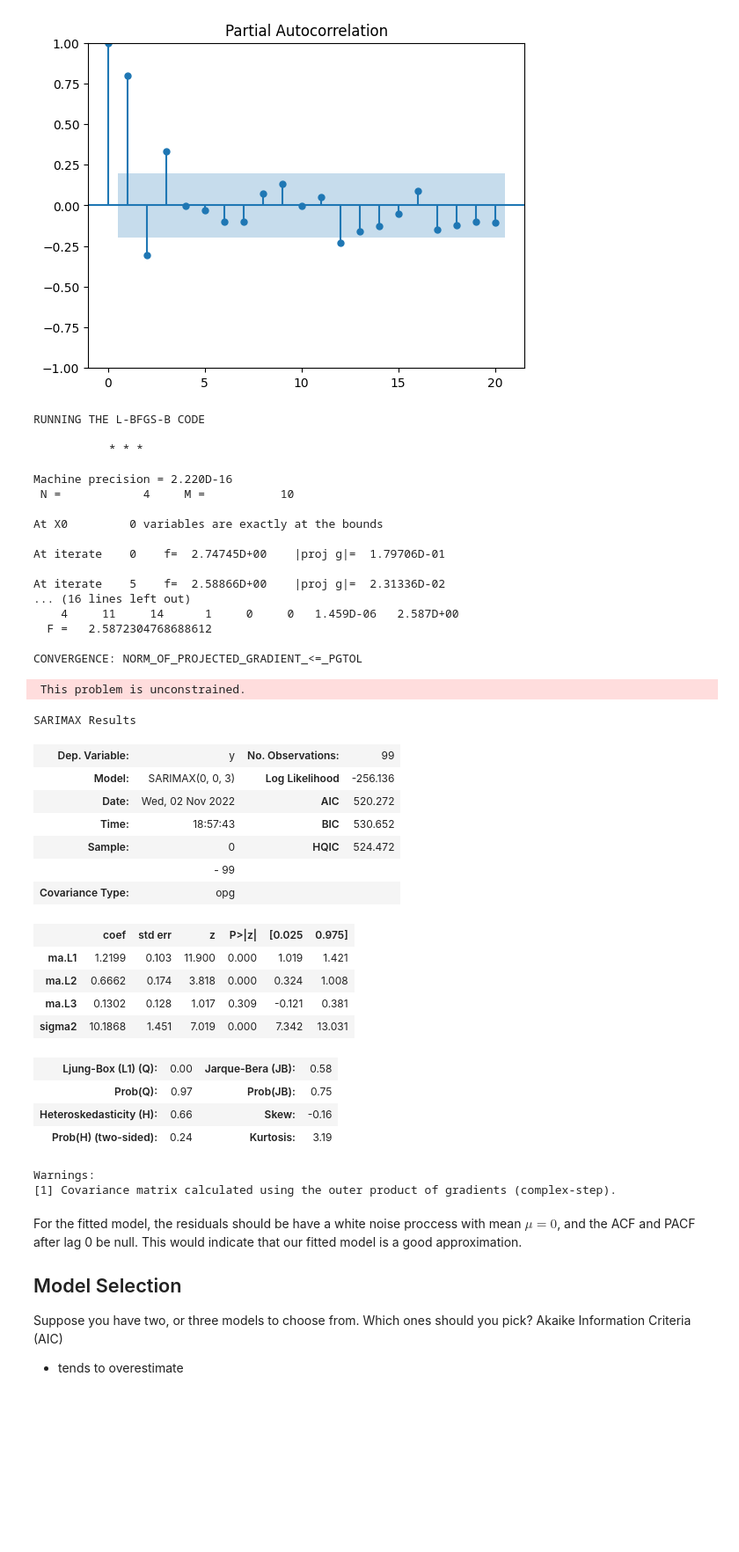
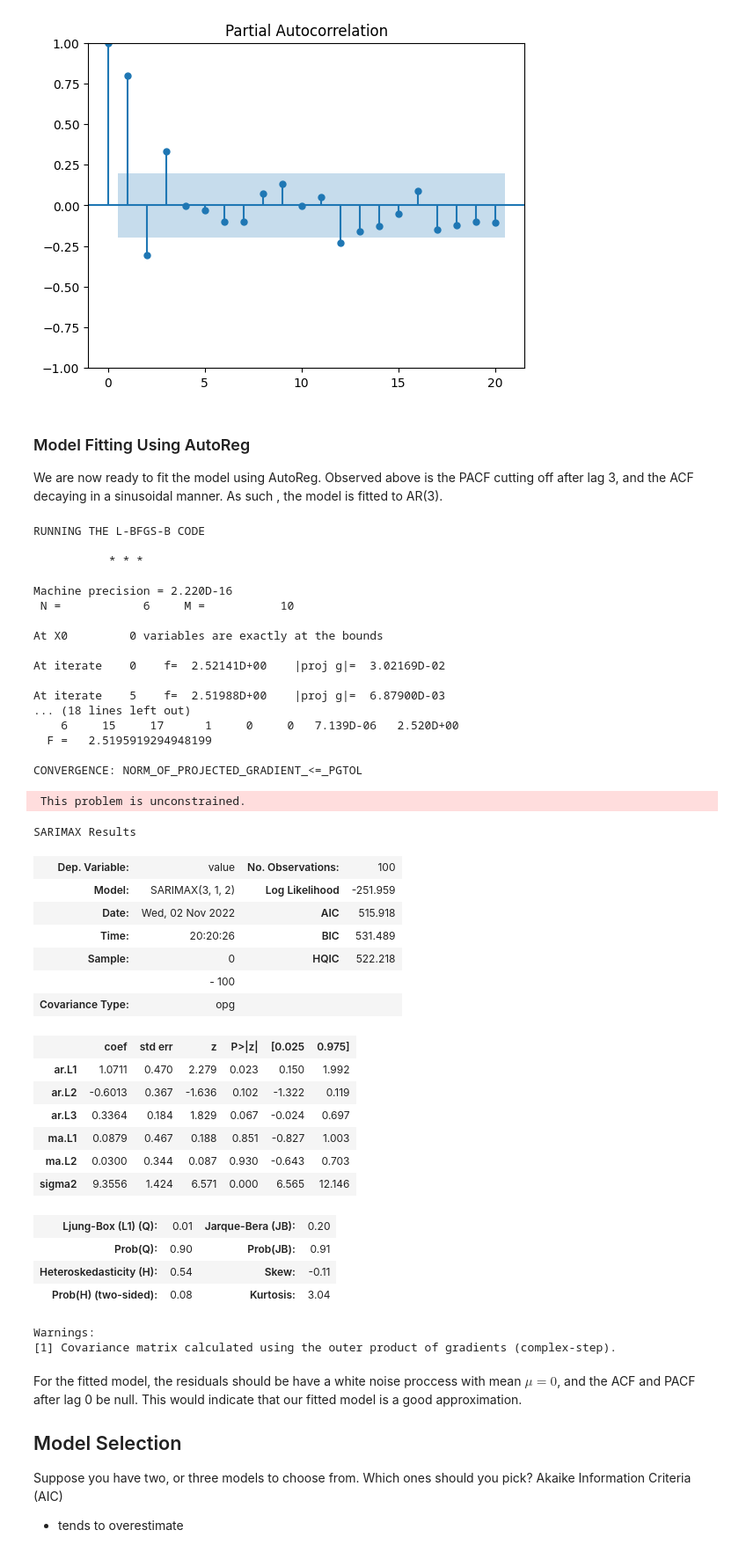
Before and after one commit to dhruv-pandit/ISEG_AEF, a Jupyter notebook: STEM-EAP17/Modelling Time Series - Lecture 6.ipynb, the cells around one changed output. Shown: that part at 88% size. Drawn from its saved outputs; the diff is of its cells as text; code cells hidden in the pictures; blank space fills up the shorter version.

```diff
--- a/STEM-EAP17/Modelling Time Series - Lecture 6.ipynb
+++ b/STEM-EAP17/Modelling Time Series - Lecture 6.ipynb
@@ -68,49 +75,54 @@ tsaplots.plot_pacf(differenced)
 # %%
 import numpy as np
 differenced = np.array(differenced)
+# %% [markdown]
+### Model Fitting Using AutoReg
+We are now ready to fit the model using AutoReg. Observed above is the PACF cutting off after lag 3, and the ACF decaying in a sinusoidal manner. As such , the model is fitted to AR(3).
 # %%
 from statsmodels.tsa.ar_model import AutoReg
 res = AutoReg(endog=differenced, lags=3).fit()
 res.summary()
 from statsmodels.tsa.statespace.sarimax import SARIMAX
-res3 = SARIMAX(differenced, order = (0, 0, 3)).fit()
+res3 = SARIMAX(df['value'], order = (3, 1, 2)).fit()
 res3.summary()
 # %% [output]
 RUNNING THE L-BFGS-B CODE
 
            * * *
 
 Machine precision = 2.220D-16
- N =            4     M =           10
+ N =            6     M =           10
 
 At X0         0 variables are exactly at the bounds
 
-At iterate    0    f=  2.74745D+00    |proj g|=  1.79706D-01
+At iterate    0    f=  2.52141D+00    |proj g|=  3.02169D-02
 
-At iterate    5    f=  2.58866D+00    |proj g|=  2.31336D-02
-... (16 lines left out)
-    4     11     14      1     0     0   1.459D-06   2.587D+00
-  F =   2.5872304768688612
+At iterate    5    f=  2.51988D+00    |proj g|=  6.87900D-03
+... (18 lines left out)
+    6     15     17      1     0     0   7.139D-06   2.520D+00
+  F =   2.5195919294948199
 
 CONVERGENCE: NORM_OF_PROJECTED_GRADIENT_<=_PGTOL
  This problem is unconstrained.
 SARIMAX Results
-| Dep. Variable: | y | No. Observations: | 99 |
-| Model: | SARIMAX(0, 0, 3) | Log Likelihood | -256.136 |
-| Date: | Wed, 02 Nov 2022 | AIC | 520.272 |
-| Time: | 18:57:43 | BIC | 530.652 |
-| Sample: | 0 | HQIC | 524.472 |
-|  | - 99 |  |  |
+| Dep. Variable: | value | No. Observations: | 100 |
+| Model: | SARIMAX(3, 1, 2) | Log Likelihood | -251.959 |
+| Date: | Wed, 02 Nov 2022 | AIC | 515.918 |
+| Time: | 20:20:26 | BIC | 531.489 |
+| Sample: | 0 | HQIC | 522.218 |
+|  | - 100 |  |  |
 | Covariance Type: | opg |  |  |
 |  | coef | std err | z | P>|z| | [0.025 | 0.975] |
-| ma.L1 | 1.2199 | 0.103 | 11.900 | 0.000 | 1.019 | 1.421 |
-| ma.L2 | 0.6662 | 0.174 | 3.818 | 0.000 | 0.324 | 1.008 |
-| ma.L3 | 0.1302 | 0.128 | 1.017 | 0.309 | -0.121 | 0.381 |
-| sigma2 | 10.1868 | 1.451 | 7.019 | 0.000 | 7.342 | 13.031 |
+| ar.L1 | 1.0711 | 0.470 | 2.279 | 0.023 | 0.150 | 1.992 |
+| ar.L2 | -0.6013 | 0.367 | -1.636 | 0.102 | -1.322 | 0.119 |
+| ar.L3 | 0.3364 | 0.184 | 1.829 | 0.067 | -0.024 | 0.697 |
+| ma.L1 | 0.0879 | 0.467 | 0.188 | 0.851 | -0.827 | 1.003 |
+| ma.L2 | 0.0300 | 0.344 | 0.087 | 0.930 | -0.643 | 0.703 |
+| sigma2 | 9.3556 | 1.424 | 6.571 | 0.000 | 6.565 | 12.146 |
-| Ljung-Box (L1) (Q): | 0.00 | Jarque-Bera (JB): | 0.58 |
-| Prob(Q): | 0.97 | Prob(JB): | 0.75 |
-| Heteroskedasticity (H): | 0.66 | Skew: | -0.16 |
-| Prob(H) (two-sided): | 0.24 | Kurtosis: | 3.19 |
+| Ljung-Box (L1) (Q): | 0.01 | Jarque-Bera (JB): | 0.20 |
+| Prob(Q): | 0.90 | Prob(JB): | 0.91 |
+| Heteroskedasticity (H): | 0.54 | Skew: | -0.11 |
+| Prob(H) (two-sided): | 0.08 | Kurtosis: | 3.04 |
 Warnings:
 [1] Covariance matrix calculated using the outer product of gradients (complex-step).
 # %% [markdown]
```
Also changed, not shown: parts of 10 cells of this notebook, 9 other files.
